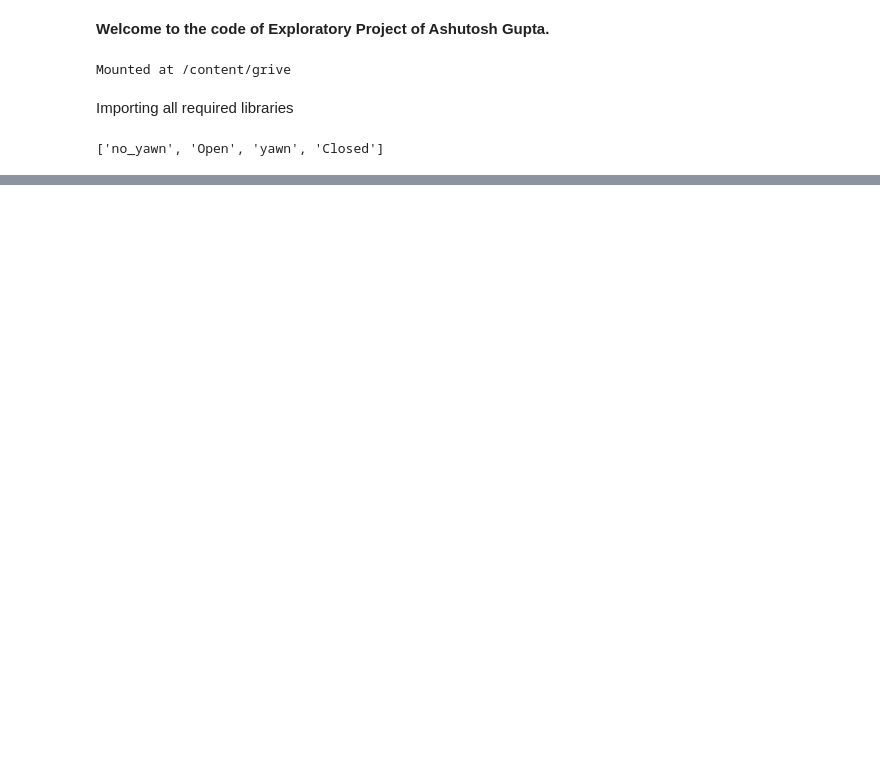
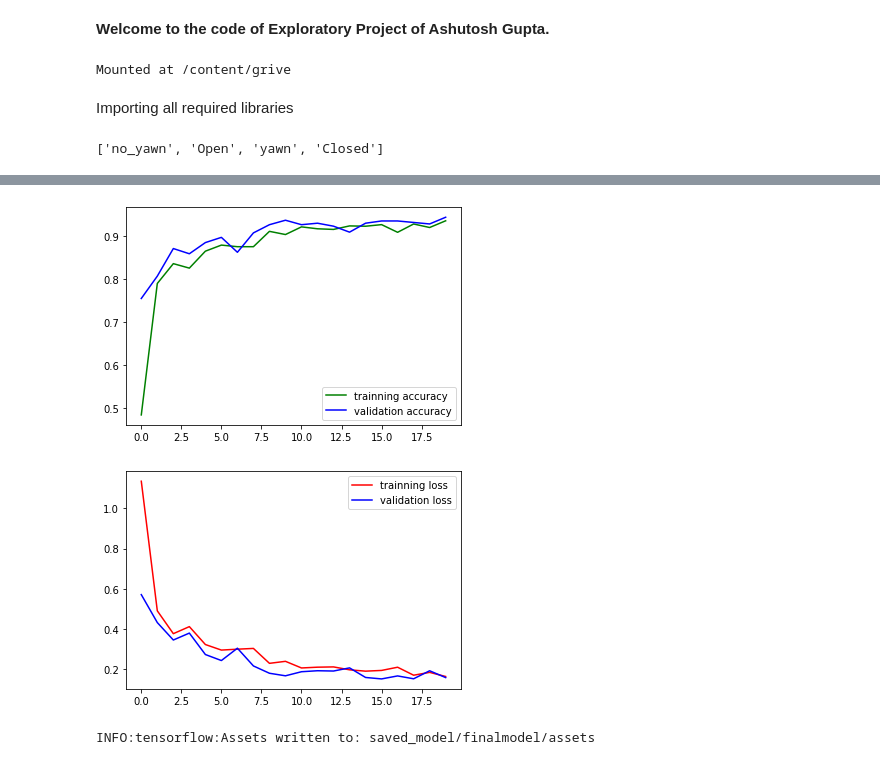
Before and after one commit to CODER-AsHuToSh/UnderGraduate_Project, a Jupyter notebook: Exploratory_Project_code.ipynb, the cells around one changed output, grey strips where cells are left out. Drawn from its saved outputs; the diff is of its cells as text; code cells hidden in the pictures; blank space fills up the shorter version.

```diff
--- a/Exploratory_Project_code.ipynb
+++ b/Exploratory_Project_code.ipynb
@@ -173,0 +113,2 @@ INFO:tensorflow:Assets written to: saved_model/my_model/assets
+# %%
+y = np.array(y)
@@ -173,0 +129,24 @@ INFO:tensorflow:Assets written to: saved_model/my_model/assets
+# %%
+model = Sequential()
+
+model.add(Conv2D(256, (3, 3), activation="relu", input_shape=X_train.shape[1:]))
+model.add(MaxPooling2D(2, 2))
+
+model.add(Conv2D(128, (3, 3), activation="relu"))
+model.add(MaxPooling2D(2, 2))
+
+model.add(Conv2D(64, (3, 3), activation="relu"))
+model.add(MaxPooling2D(2, 2))
+
+model.add(Conv2D(32, (3, 3), activation="relu"))
+model.add(MaxPooling2D(2, 2))
+
+model.add(Flatten())
+model.add(Dropout(0.5))
+
+model.add(Dense(64, activation="relu"))
+model.add(Dense(4, activation="softmax"))
+
+model.compile(loss="categorical_crossentropy", metrics=["accuracy"], optimizer="adam")
+
+model.summary()
@@ -173,0 +171,2 @@ INFO:tensorflow:Assets written to: saved_model/my_model/assets
+# %%
+history = model.fit(train_generator, epochs=20, validation_data=test_generator, shuffle=True, validation_steps=len(test_generator))
@@ -173,0 +191,23 @@ INFO:tensorflow:Assets written to: saved_model/my_model/assets
+# %%
+accuracy = history.history['accuracy']
+val_accuracy = history.history['val_accuracy']
+loss = history.history['loss']
+val_loss = history.history['val_loss']
+epochs = range(len(accuracy))
+
+plt.plot(epochs, accuracy, "g", label="trainning accuracy")
+plt.plot(epochs, val_accuracy, "b", label="validation accuracy")
+plt.legend()
+plt.show()
+
+plt.plot(epochs, loss, "r", label="trainning loss")
+plt.plot(epochs, val_loss, "b", label="validation loss")
+plt.legend()
+plt.show()
+# %% [output]
+[figure, added]
+[figure, added]
+# %%
+model.save('saved_model/finalmodel')
+# %% [output]
+INFO:tensorflow:Assets written to: saved_model/finalmodel/assets
```
Also changed, not shown: parts of 41 cells of this notebook.
